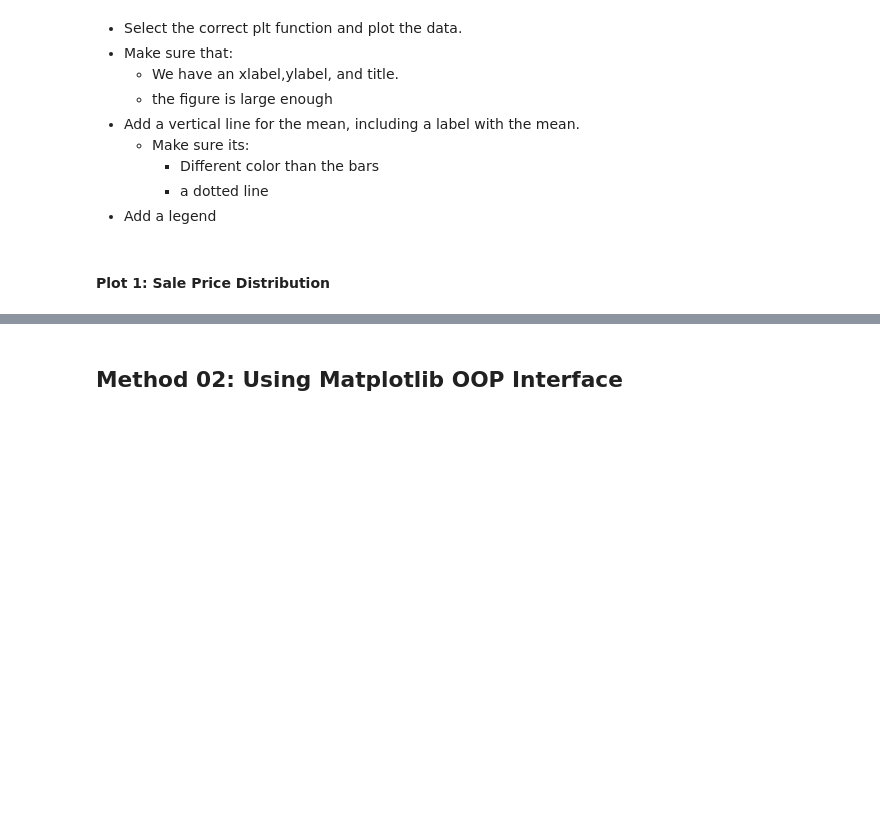
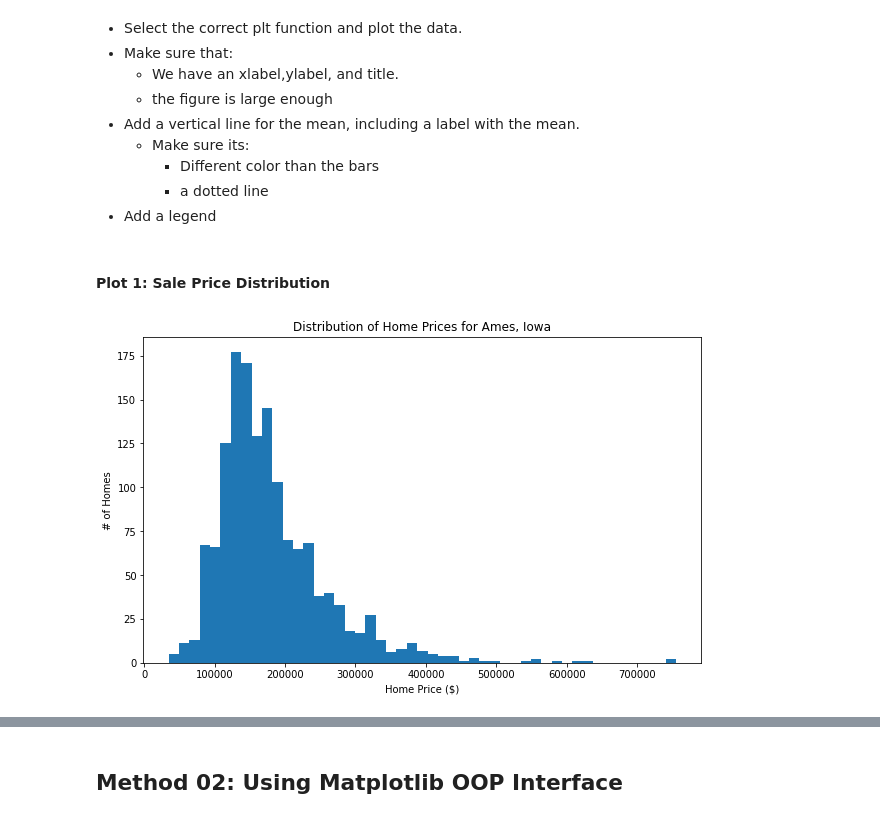
Before and after one commit to flatiron-school/ds-flex-fundamentals-of-data-visualization-2021, a Jupyter notebook: Fundamentals of Visualizations_v1_SG.ipynb, the cells around one changed output, grey strips where cells are left out. Drawn from its saved outputs; the diff is of its cells as text; code cells hidden in the pictures; blank space fills up the shorter version.

```diff
--- a/Fundamentals of Visualizations_v1_SG.ipynb
+++ b/Fundamentals of Visualizations_v1_SG.ipynb
@@ -140,0 +175,9 @@ df.info()
+# %%
+#Plot 1: Sale Price Distribution
+plt.figure(figsize=(10,6),)
+plt.hist( df['SalePrice'],bins='auto');
+plt.xlabel("Home Price ($)")
+plt.ylabel("# of Homes")
+plt.title("Distribution of Home Prices for Ames, Iowa");
+# %% [output]
+[figure, added]
```
Also changed, not shown: parts of 61 cells of this notebook, 2 other files.
